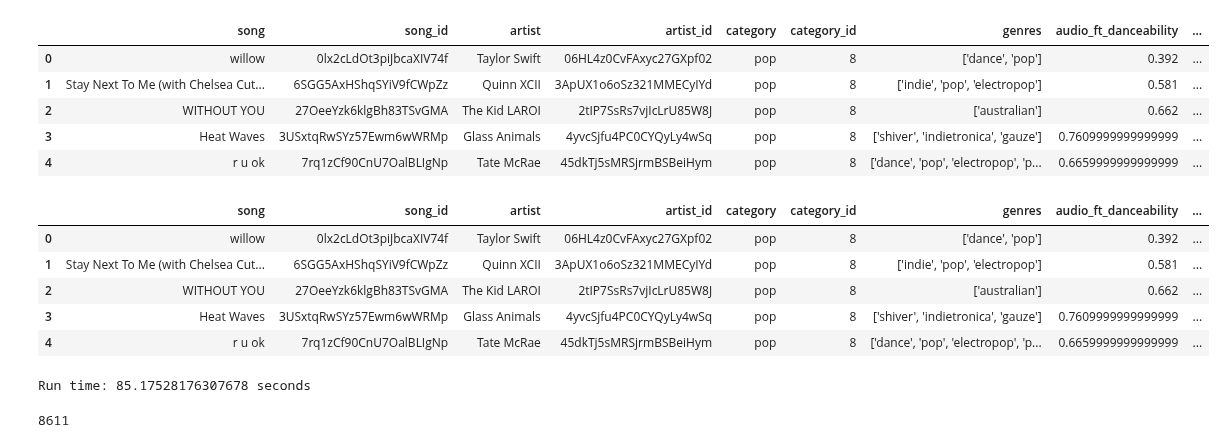
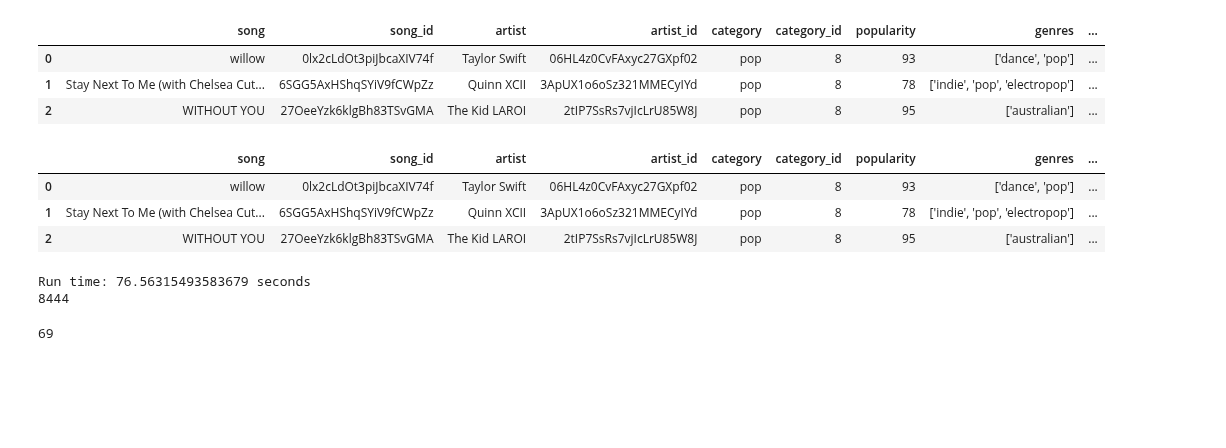
Before and after one commit to hannahkidwell/NLP-Spotify-Genres, a Jupyter notebook: Notebooks/PySpark_NLP.ipynb, the cells around one changed output. Drawn from its saved outputs; the diff is of its cells as text; code cells hidden in the pictures; blank space fills up the shorter version.

```diff
--- a/Notebooks/PySpark_NLP.ipynb
+++ b/Notebooks/PySpark_NLP.ipynb
@@ -190,27 +176,23 @@ only showing top 20 rows
 # %%
 # Convert DataFrame to Pandas
 nlp_df = removed_df.toPandas()
-nlp_df.head()
+nlp_df.head(3)
 # %% [output]
-|  | song | song_id | artist | artist_id | category | category_id | genres | audio_ft_danceability | ... |
-| 0 | willow | 0lx2cLdOt3piJbcaXIV74f | Taylor Swift | 06HL4z0CvFAxyc27GXpf02 | pop | 8 | ['dance', 'pop'] | 0.392 | ... |
-| 1 | Stay Next To Me (with Chelsea Cut... | 6SGG5AxHShqSYiV9fCWpZz | Quinn XCII | 3ApUX1o6oSz321MMECyIYd | pop | 8 | ['indie', 'pop', 'electropop'] | 0.581 | ... |
-| 2 | WITHOUT YOU | 27OeeYzk6klgBh83TSvGMA | The Kid LAROI | 2tIP7SsRs7vjIcLrU85W8J | pop | 8 | ['australian'] | 0.662 | ... |
-| 3 | Heat Waves | 3USxtqRwSYz57Ewm6wWRMp | Glass Animals | 4yvcSjfu4PC0CYQyLy4wSq | pop | 8 | ['shiver', 'indietronica', 'gauze'] | 0.7609999999999999 | ... |
-| 4 | r u ok | 7rq1zCf90CnU7OalBLIgNp | Tate McRae | 45dkTj5sMRSjrmBSBeiHym | pop | 8 | ['dance', 'pop', 'electropop', 'p... | 0.6659999999999999 | ... |
+|  | song | song_id | artist | artist_id | category | category_id | popularity | genres | ... |
+| 0 | willow | 0lx2cLdOt3piJbcaXIV74f | Taylor Swift | 06HL4z0CvFAxyc27GXpf02 | pop | 8 | 93 | ['dance', 'pop'] | ... |
+| 1 | Stay Next To Me (with Chelsea Cut... | 6SGG5AxHShqSYiV9fCWpZz | Quinn XCII | 3ApUX1o6oSz321MMECyIYd | pop | 8 | 78 | ['indie', 'pop', 'electropop'] | ... |
+| 2 | WITHOUT YOU | 27OeeYzk6klgBh83TSvGMA | The Kid LAROI | 2tIP7SsRs7vjIcLrU85W8J | pop | 8 | 95 | ['australian'] | ... |
 # %%
 # Remove instrumental songs
 for index, row in nlp_df.iterrows():
     if row['lyrics'].lower() == 'instrumental':
         nlp_df = nlp_df.drop(index)
-nlp_df.head()
+nlp_df.head(3)
 # %% [output]
-|  | song | song_id | artist | artist_id | category | category_id | genres | audio_ft_danceability | ... |
-| 0 | willow | 0lx2cLdOt3piJbcaXIV74f | Taylor Swift | 06HL4z0CvFAxyc27GXpf02 | pop | 8 | ['dance', 'pop'] | 0.392 | ... |
-| 1 | Stay Next To Me (with Chelsea Cut... | 6SGG5AxHShqSYiV9fCWpZz | Quinn XCII | 3ApUX1o6oSz321MMECyIYd | pop | 8 | ['indie', 'pop', 'electropop'] | 0.581 | ... |
-| 2 | WITHOUT YOU | 27OeeYzk6klgBh83TSvGMA | The Kid LAROI | 2tIP7SsRs7vjIcLrU85W8J | pop | 8 | ['australian'] | 0.662 | ... |
-| 3 | Heat Waves | 3USxtqRwSYz57Ewm6wWRMp | Glass Animals | 4yvcSjfu4PC0CYQyLy4wSq | pop | 8 | ['shiver', 'indietronica', 'gauze'] | 0.7609999999999999 | ... |
-| 4 | r u ok | 7rq1zCf90CnU7OalBLIgNp | Tate McRae | 45dkTj5sMRSjrmBSBeiHym | pop | 8 | ['dance', 'pop', 'electropop', 'p... | 0.6659999999999999 | ... |
+|  | song | song_id | artist | artist_id | category | category_id | popularity | genres | ... |
+| 0 | willow | 0lx2cLdOt3piJbcaXIV74f | Taylor Swift | 06HL4z0CvFAxyc27GXpf02 | pop | 8 | 93 | ['dance', 'pop'] | ... |
+| 1 | Stay Next To Me (with Chelsea Cut... | 6SGG5AxHShqSYiV9fCWpZz | Quinn XCII | 3ApUX1o6oSz321MMECyIYd | pop | 8 | 78 | ['indie', 'pop', 'electropop'] | ... |
+| 2 | WITHOUT YOU | 27OeeYzk6klgBh83TSvGMA | The Kid LAROI | 2tIP7SsRs7vjIcLrU85W8J | pop | 8 | 95 | ['australian'] | ... |
 # %%
 # Create a list of languages
 t0 = time.time()
@@ -224,10 +206,12 @@ for index, row in nlp_df.iterrows():
         languages.append(None)
 t1 = time.time()
 print(f'Run time: {t1-t0} seconds')
-len(languages)
+print(len(languages))
+len(set(languages))
 # %% [output]
-Run time: 85.17528176307678 seconds
+Run time: 76.56315493583679 seconds
+8444
-8611
+69
 # %%
 # Find songs indeces with one language that is not English
 no_lang = []
```
Also changed, not shown: parts of 25 cells of this notebook.
